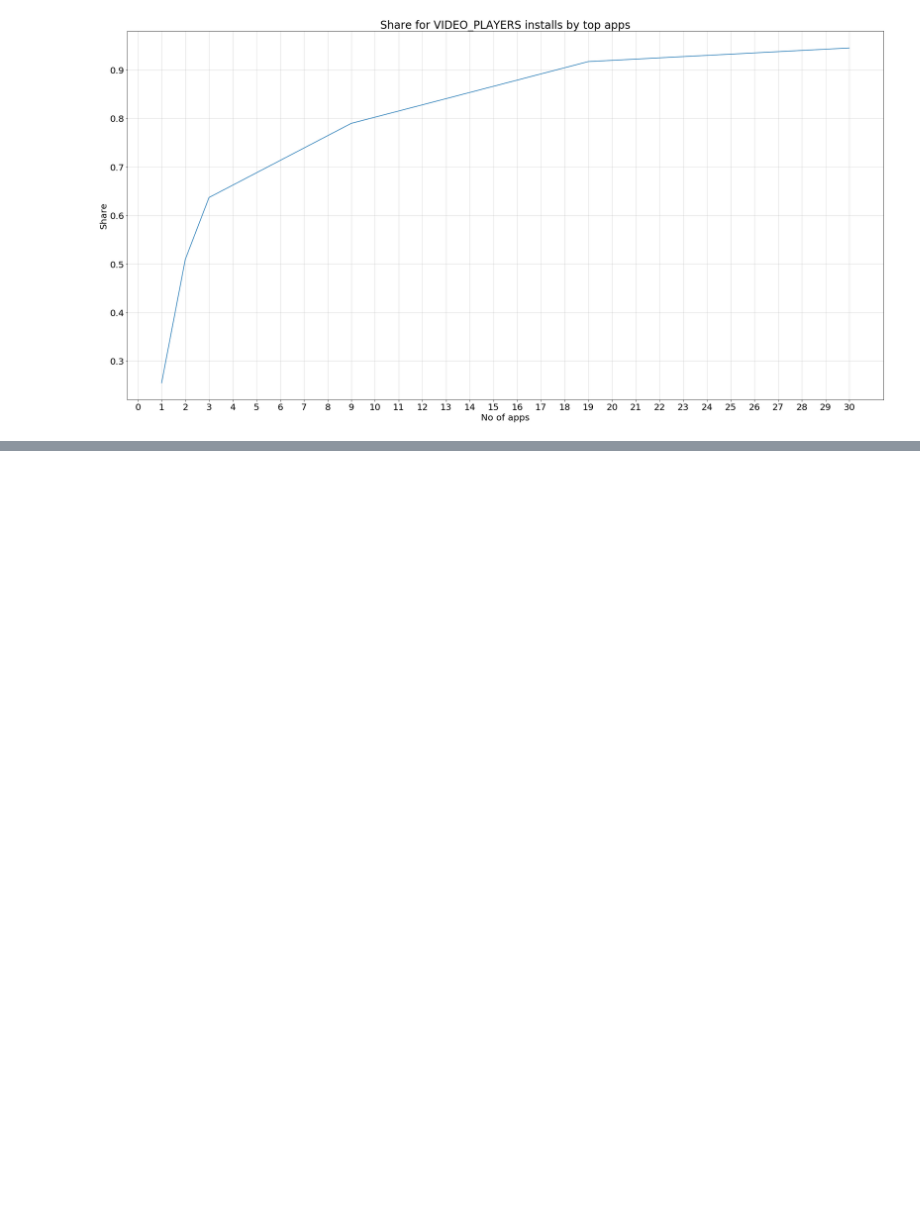
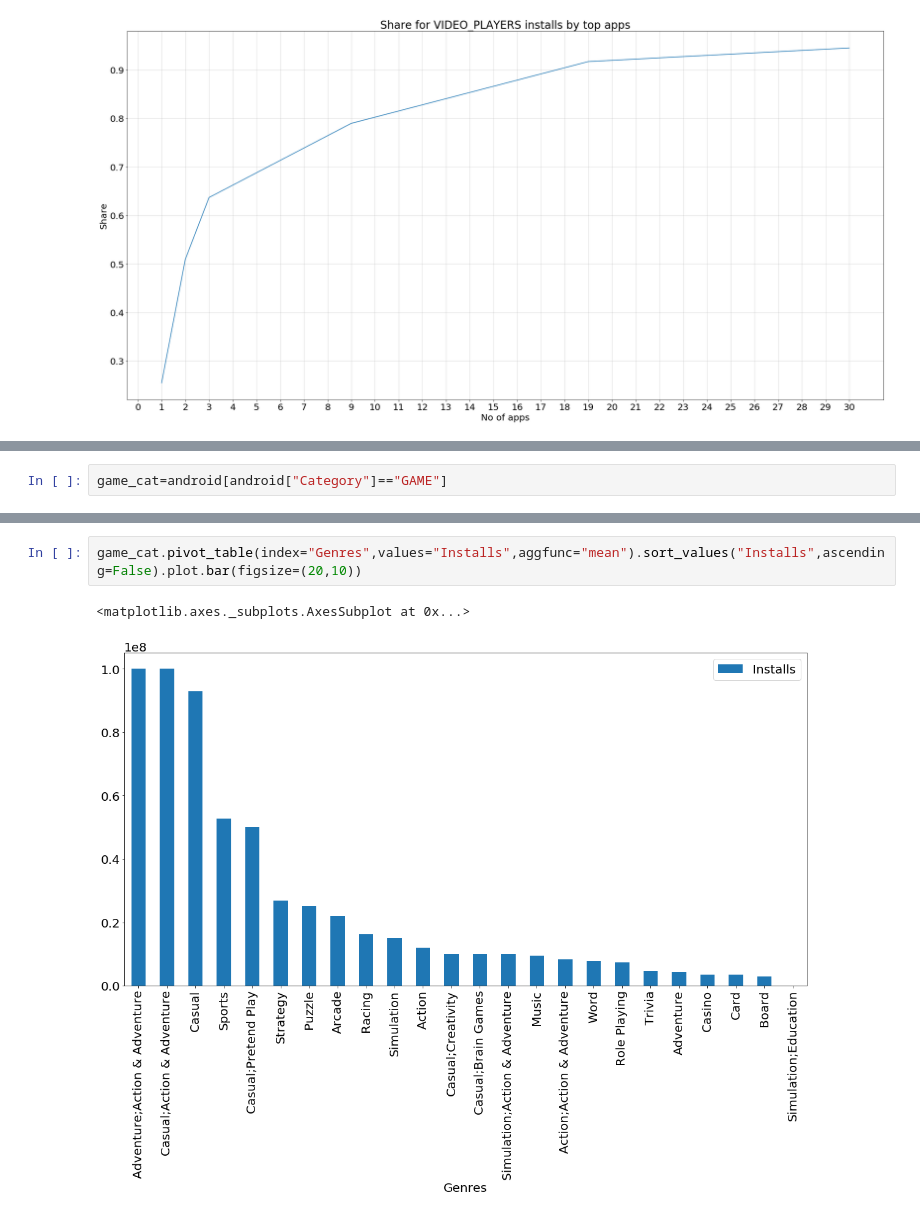
Before and after one commit to ralfneureither/Market_Analsis_find_a_suitable_app_category, a Jupyter notebook: App Analysis.ipynb, the cells around one changed output, grey strips where cells are left out. Drawn from its saved outputs; the diff is of its cells as text; blank space fills up the shorter version.

```diff
--- a/App Analysis.ipynb
+++ b/App Analysis.ipynb
@@ -719,0 +839,2 @@ android[android["Category"]=="VIDEO_PLAYERS"].sort_values(by="Installs",ascendin
+# %%
+game_cat=android[android["Category"]=="GAME"]
@@ -719,0 +877,5 @@ android[android["Category"]=="VIDEO_PLAYERS"].sort_values(by="Installs",ascendin
+# %%
+game_cat.pivot_table(index="Genres",values="Installs",aggfunc="mean").sort_values("Installs",ascending=False).plot.bar(figsize=(20,10))
+# %% [output]
+<matplotlib.axes._subplots.AxesSubplot at 0x...>
+[figure, added]
```
Also changed, not shown: parts of 39 cells of this notebook.
